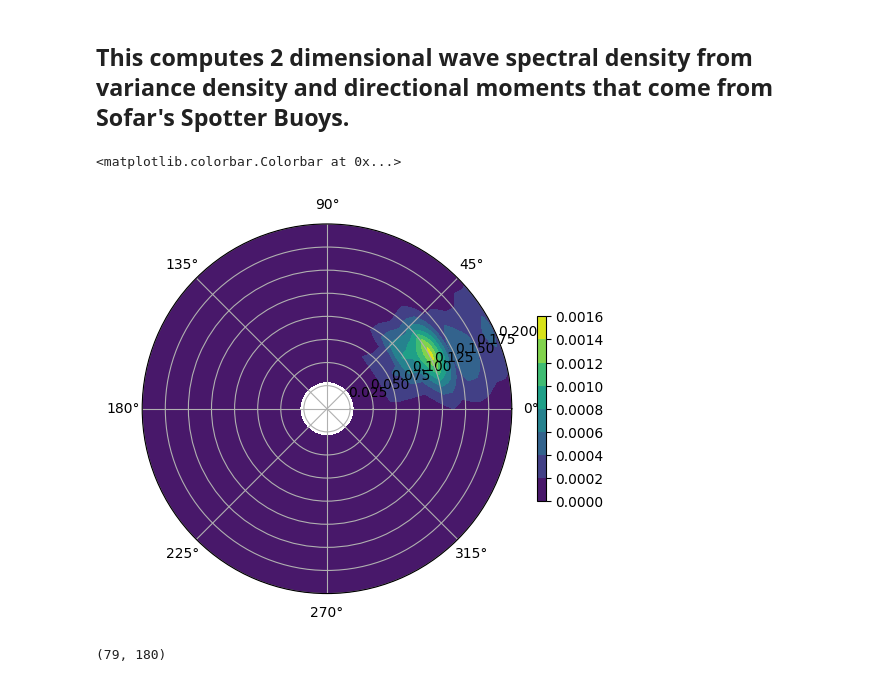
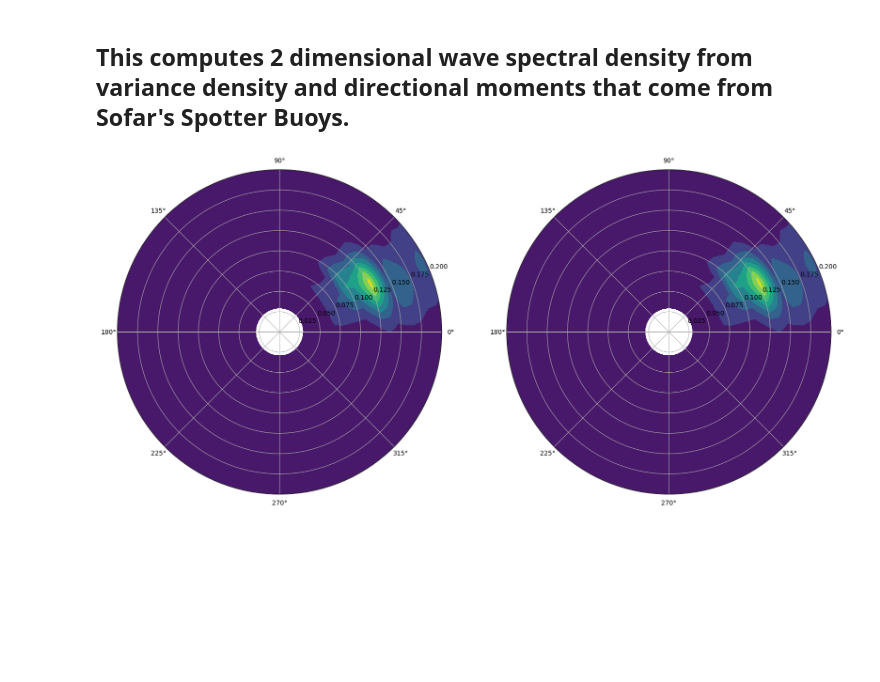
Before and after one commit to sofarocean/spotter-analysis-examples, a Jupyter notebook: directional_wave_spectra_example.ipynb, the cells around one changed output. Saved outputs shown, nothing was run; the diff lists cells and outputs as text; code cells hidden in the pictures; blank space fills up the shorter version.

Commit message:
cleaned/tested directional wave spectra

```diff
--- a/directional_wave_spectra_example.ipynb
+++ b/directional_wave_spectra_example.ipynb
@@ -737,15 +742,43 @@ b2 = np.array(spotter_data['b2'])
 direction = np.linspace(0, 360, 180, endpoint=True) # 2 degree resolution, arbitrarily chosen
 # %%
 twoD_spectra = estimate_directional_spectrum(variance_density, a1, b1, a2, b2, direction)
+# %%
+coords = {
+    "frequency": spotter_data["frequency"],
+    "latitude": spotter_data["latitude"],
+    "longitude": spotter_data["longitude"],
+    "timestamp": spotter_data["timestamp"],  # optional, for completeness
+}
+
+# Variables (aligned along frequency)
+data_vars = {
+    "a1": ("frequency", spotter_data["a1"]),
+    "b1": ("frequency", spotter_data["b1"]),
+    "a2": ("frequency", spotter_data["a2"]),
+    "b2": ("frequency", spotter_data["b2"]),
+    "variance_density": ("frequency", spotter_data["varianceDensity"]),
+}
+
+# Create the dataset
+spotter_ds = xr.Dataset(data_vars=data_vars, coords=coords)
+
+Spec = Spectrum.from_dataset(spotter_ds)
+orig_2d = Spec.as_frequency_direction_spectrum(number_of_directions=180)
 # %%
-fig, ax = plt.subplots(1,1,subplot_kw=dict(projection='polar'))
+fig, ax = plt.subplots(1,2,figsize=(20, 10), subplot_kw=dict(projection='polar'))
+ax = ax.flatten()
 theta = np.deg2rad(direction)
-im = ax.contourf(theta, frequency, twoD_spectra, cmap='viridis')
-ax.set_xlim([0*np.pi,2*np.pi])
-ax.set_ylim([0,0.2])
-ax.set_theta_zero_location("E")
-ax.grid('on')
-plt.colorbar(im,shrink=0.5)
+im = ax[0].contourf(theta, frequency, twoD_spectra, cmap='viridis')
+ax[0].set_xlim([0*np.pi,2*np.pi])
+ax[0].set_ylim([0,0.2])
+ax[0].set_theta_zero_location("E")
+ax[0].grid('on')
+
+im = ax[1].contourf(theta, orig_2d.frequency, orig_2d.values, cmap='viridis')
+ax[1].set_xlim([0*np.pi,2*np.pi])
+ax[1].set_ylim([0,0.2])
+ax[1].set_theta_zero_location("E")
+ax[1].grid('on')
+#plt.colorbar(im,shrink=0.5)
 # %% [output]
-<matplotlib.colorbar.Colorbar at 0x...>
-[figure, old version]
+[figure, new version]
@@ -797,4 +784,0 @@ for i in range(nfreqs):
-# %%
-D_all.shape
-# %% [output]
-(79, 180)
```
Also changed, not shown: parts of 14 cells of this notebook, 1 other file.
